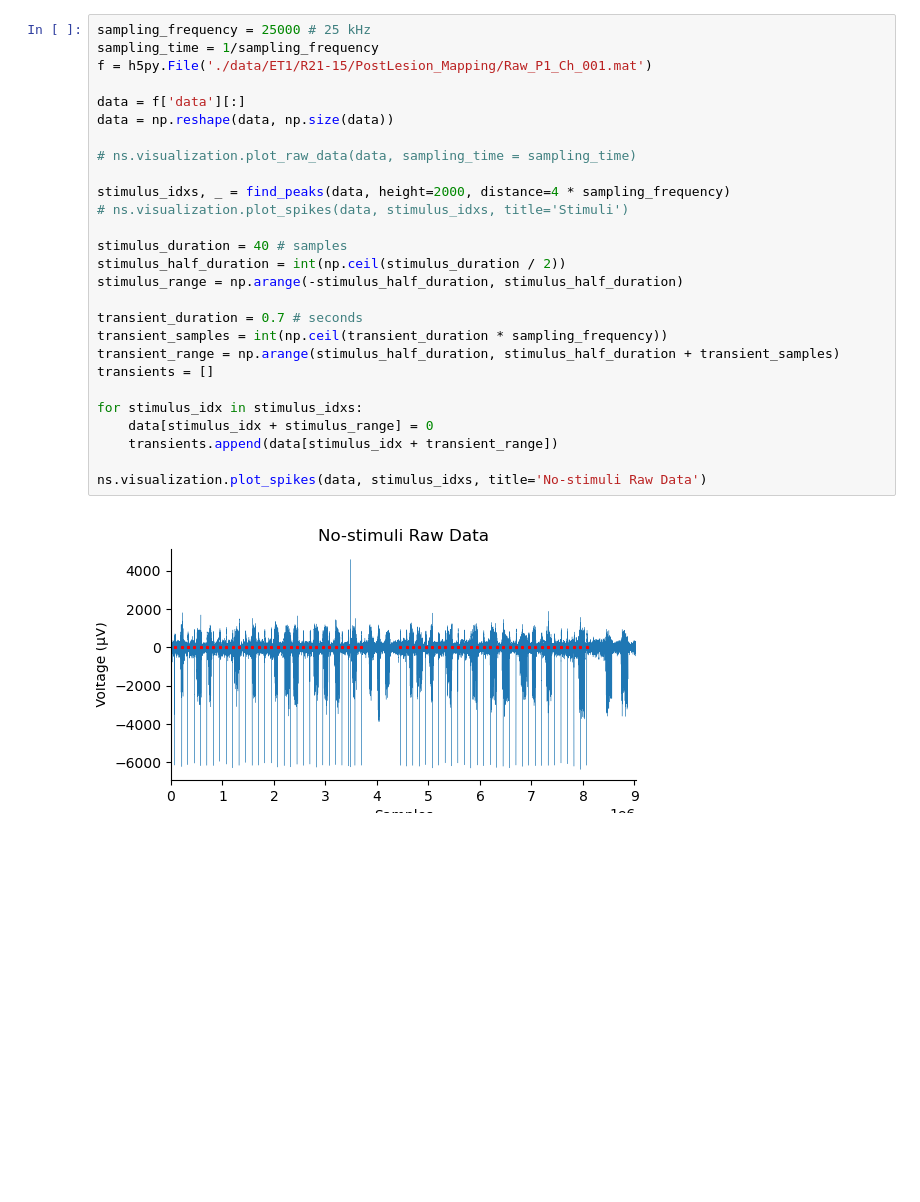
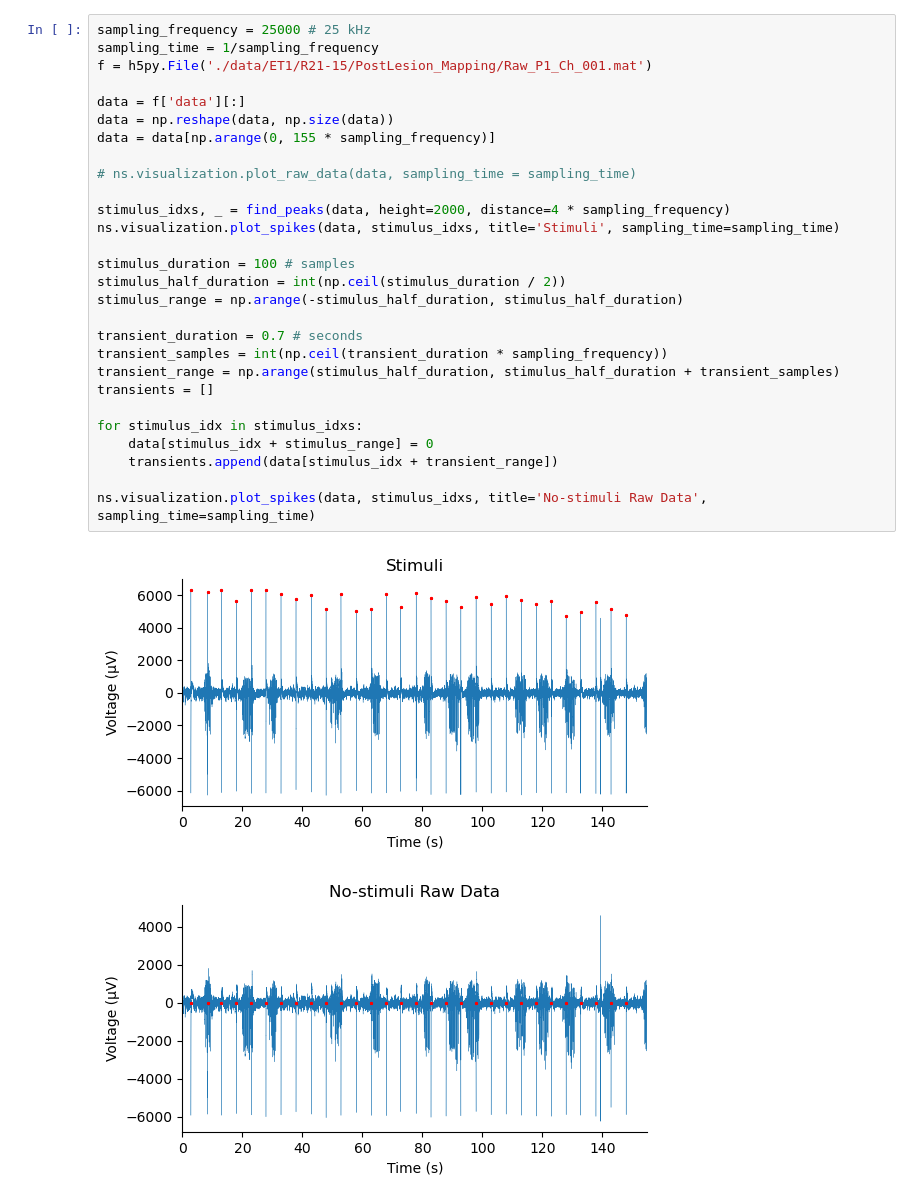
Before and after one commit to FrancescoNegri/neural-signal-analysis-project, a Jupyter notebook: preprocessing.ipynb, the cells around one changed output. Cells and saved outputs as stored; diff of their text form; blank space fills up the shorter version.

```diff
--- a/preprocessing.ipynb
+++ b/preprocessing.ipynb
@@ -14,32 +13,34 @@ The autoreload extension is already loaded. To reload it, use:
 # %%
 sampling_frequency = 25000 # 25 kHz
 sampling_time = 1/sampling_frequency
 f = h5py.File('./data/ET1/R21-15/PostLesion_Mapping/Raw_P1_Ch_001.mat')
 
 data = f['data'][:]
 data = np.reshape(data, np.size(data))
+data = data[np.arange(0, 155 * sampling_frequency)]
 
 # ns.visualization.plot_raw_data(data, sampling_time = sampling_time)
 
 stimulus_idxs, _ = find_peaks(data, height=2000, distance=4 * sampling_frequency)
-# ns.visualization.plot_spikes(data, stimulus_idxs, title='Stimuli')
+ns.visualization.plot_spikes(data, stimulus_idxs, title='Stimuli', sampling_time=sampling_time)
 
-stimulus_duration = 40 # samples
+stimulus_duration = 100 # samples
 stimulus_half_duration = int(np.ceil(stimulus_duration / 2))
 stimulus_range = np.arange(-stimulus_half_duration, stimulus_half_duration)
 
 transient_duration = 0.7 # seconds
 transient_samples = int(np.ceil(transient_duration * sampling_frequency))
 transient_range = np.arange(stimulus_half_duration, stimulus_half_duration + transient_samples)
 transients = []
 
 for stimulus_idx in stimulus_idxs:
     data[stimulus_idx + stimulus_range] = 0
     transients.append(data[stimulus_idx + transient_range])
 
-ns.visualization.plot_spikes(data, stimulus_idxs, title='No-stimuli Raw Data')
+ns.visualization.plot_spikes(data, stimulus_idxs, title='No-stimuli Raw Data', sampling_time=sampling_time)
 # %% [output]
-[figure, old version]
+[figure, new version]
+[figure, added]
 # %%
 
 mean_transient = np.mean(transients, 0)
```
Also changed, not shown: parts of 5 cells of this notebook.
